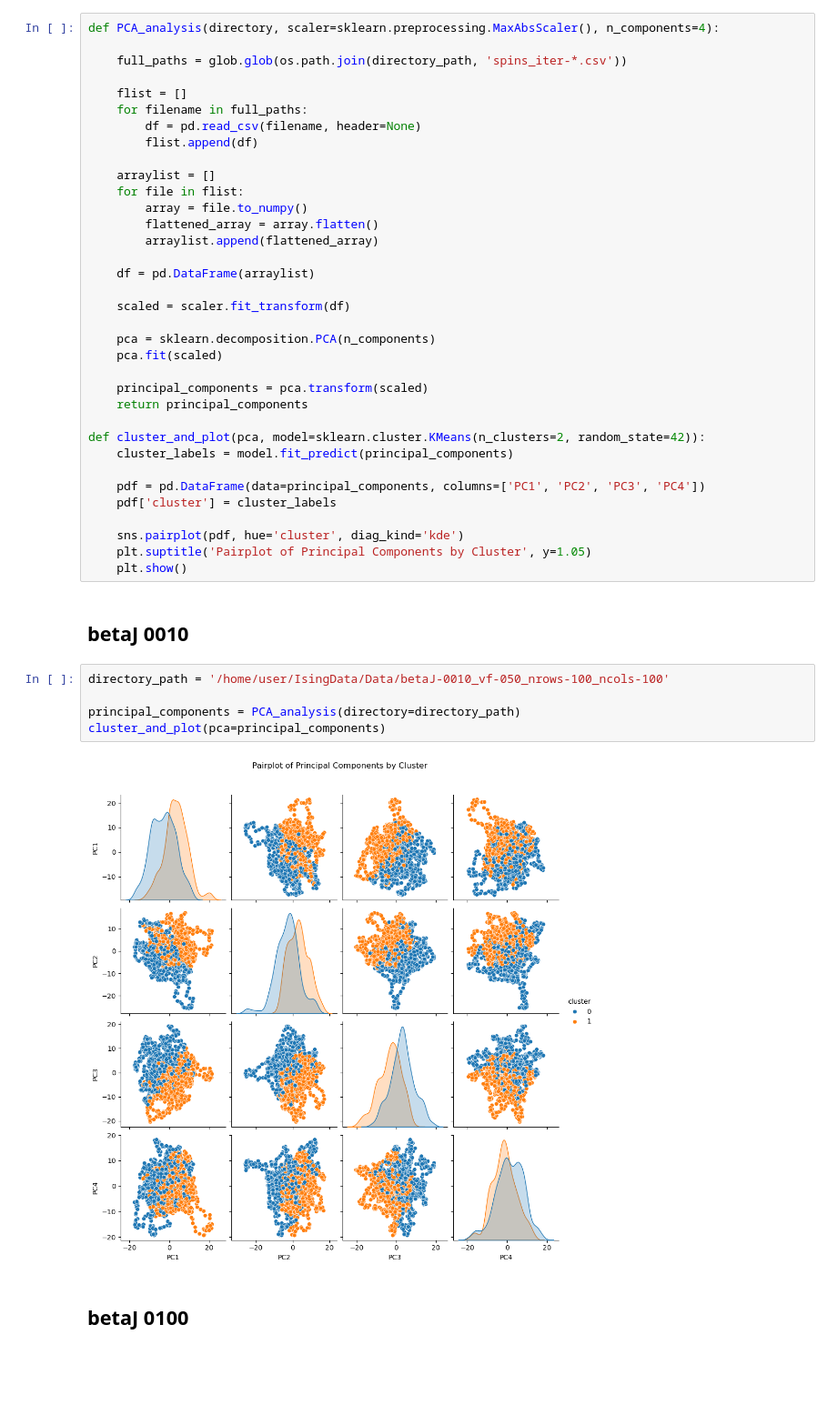
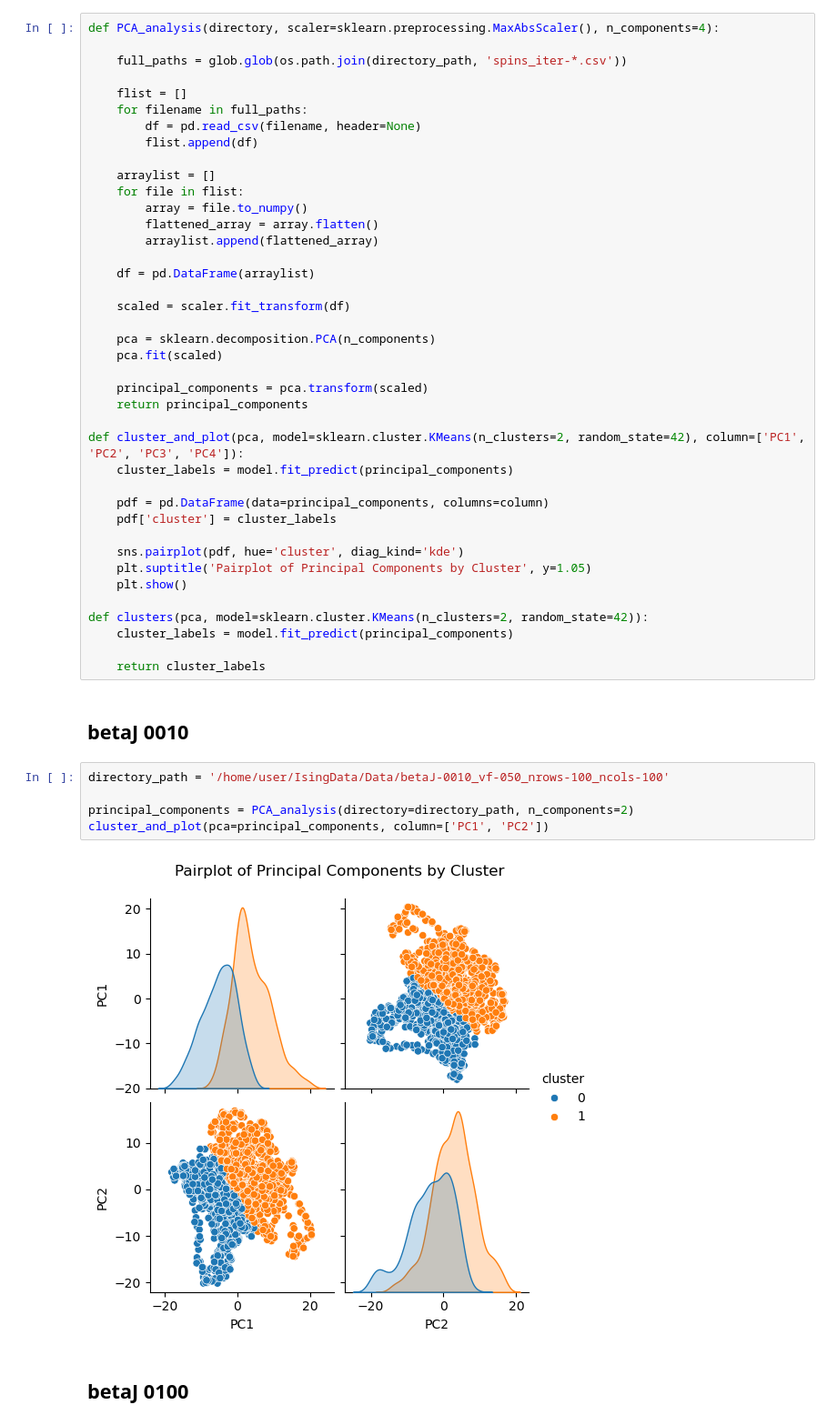
Before and after one commit to garrett-reinhard/IsingReduction, a Jupyter notebook: Ising_Reduction.ipynb, the cells around one changed output. Shown at 91% size. Drawn from its saved outputs; the diff is of its cells as text; blank space fills up the shorter version.

```diff
--- a/Ising_Reduction.ipynb
+++ b/Ising_Reduction.ipynb
@@ -32,24 +87,29 @@ def PCA_analysis(directory, scaler=sklearn.preprocessing.MaxAbsScaler(), n_compo
     principal_components = pca.transform(scaled)
     return principal_components
 
-def cluster_and_plot(pca, model=sklearn.cluster.KMeans(n_clusters=2, random_state=42)):
+def cluster_and_plot(pca, model=sklearn.cluster.KMeans(n_clusters=2, random_state=42), column=['PC1', 'PC2', 'PC3', 'PC4']):
     cluster_labels = model.fit_predict(principal_components)
 
-    pdf = pd.DataFrame(data=principal_components, columns=['PC1', 'PC2', 'PC3', 'PC4'])
+    pdf = pd.DataFrame(data=principal_components, columns=column)
     pdf['cluster'] = cluster_labels
 
     sns.pairplot(pdf, hue='cluster', diag_kind='kde')
     plt.suptitle('Pairplot of Principal Components by Cluster', y=1.05)
     plt.show()
+
+def clusters(pca, model=sklearn.cluster.KMeans(n_clusters=2, random_state=42)):
+    cluster_labels = model.fit_predict(principal_components)
+
+    return cluster_labels
 # %% [markdown]
 ## betaJ 0010
 # %%
 directory_path = '/home/user/IsingData/Data/betaJ-0010_vf-050_nrows-100_ncols-100'
 
-principal_components = PCA_analysis(directory=directory_path)
-cluster_and_plot(pca=principal_components)
+principal_components = PCA_analysis(directory=directory_path, n_components=2)
+cluster_and_plot(pca=principal_components, column=['PC1', 'PC2'])
 # %% [output]
-[figure, old version]
+[figure, new version]
 # %% [markdown]
 ## betaJ 0100
 # %%
```
Also changed, not shown: parts of 2 cells of this notebook.
